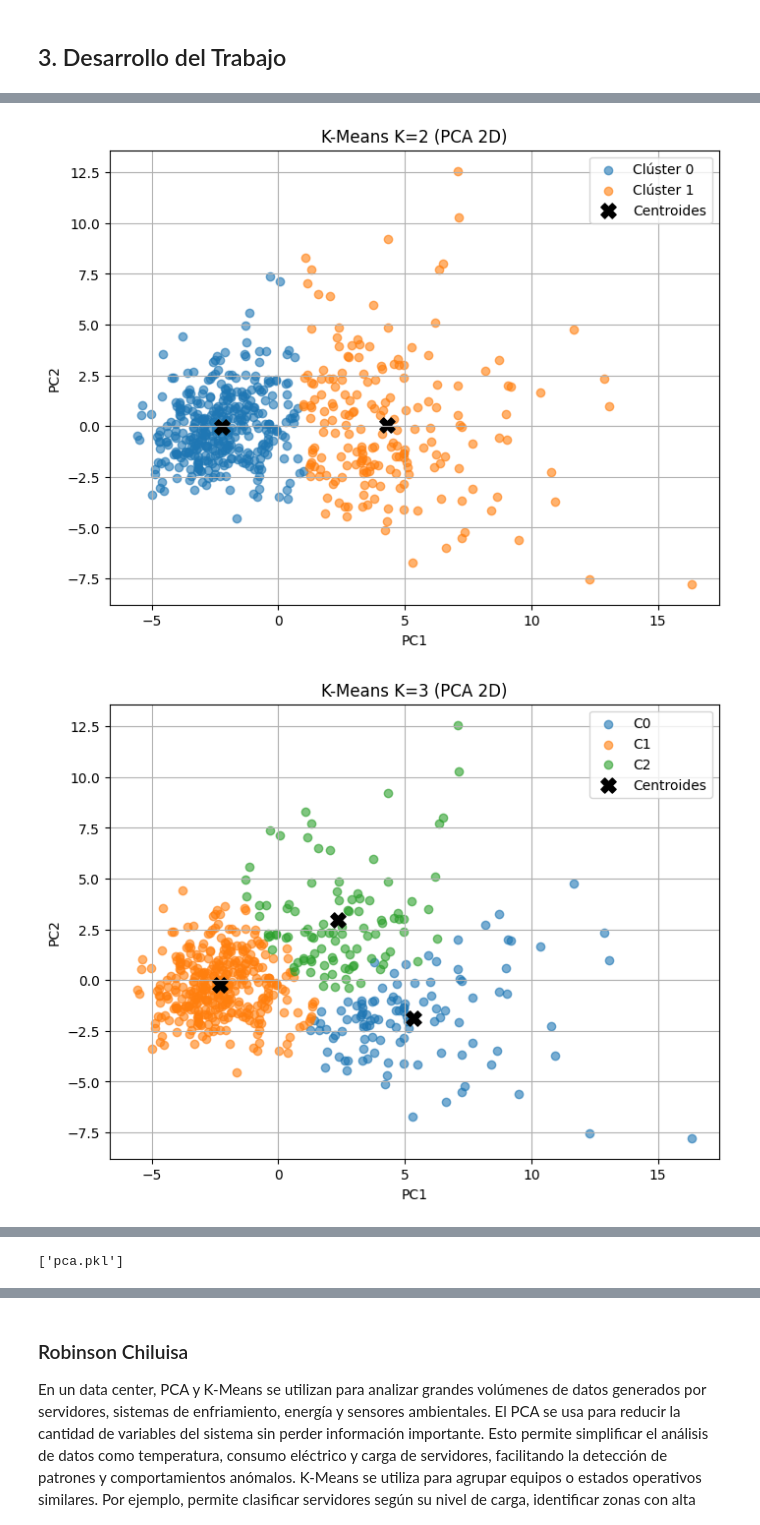
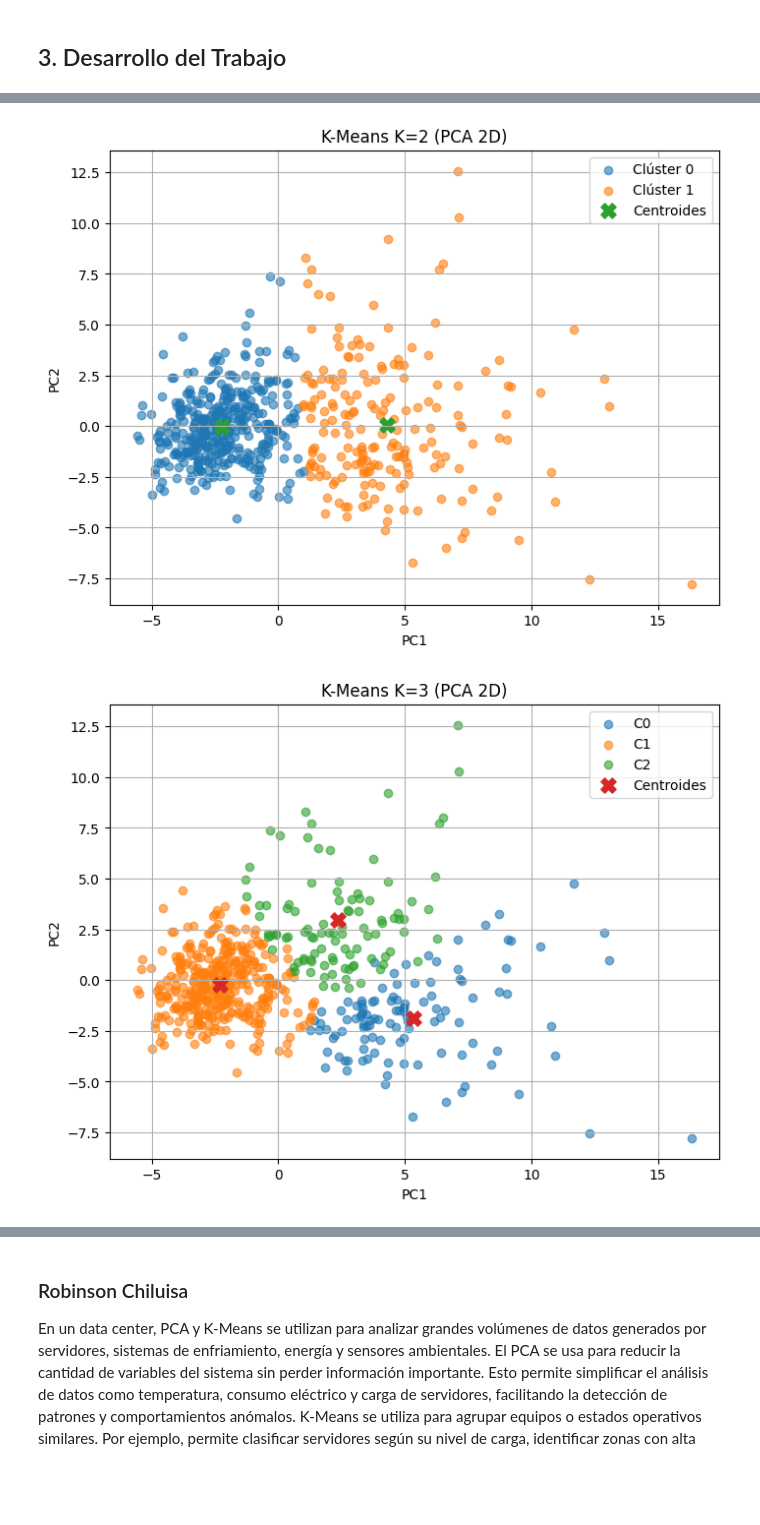
Before and after one commit to robinchiluisa-ops/APRENDIZAJE-ESTADISTICO-W3-GRUPO-4, a Jupyter notebook: TAREACANCERSEMANA31.ipynb, the cells around one changed output, grey strips where cells are left out. Cells and saved outputs as stored; diff of their text form; code cells hidden in the pictures; blank space fills up the shorter version.

```diff
--- a/TAREACANCERSEMANA31.ipynb
+++ b/TAREACANCERSEMANA31.ipynb
@@ -430,7 +430,7 @@ from sklearn.metrics import (
 # =========================================
 data = load_breast_cancer()
 X = data.data
-y = data.target  # (0 = maligno, 1 = benigno)
+y = data.target  # 0 = maligno, 1 = benigno
 
 # =========================================
 # 2. ESCALADO
@@ -447,18 +447,20 @@ X_pca = pca.fit_transform(X_scaled)
 # =========================================
 # 4. FUNCIÓN DE EVALUACIÓN
 # =========================================
-def evaluar_modelo(X, labels, nombre="K"):
+def evaluar_modelo(X, modelo, labels, nombre="K"):
     print(f"\n MÉTRICAS PARA {nombre}")
 
     sil = silhouette_score(X, labels)
     cal = calinski_harabasz_score(X, labels)
     dav = davies_bouldin_score(X, labels)
+    iner = modelo.inertia_
 
     print(f"Silhouette Score: {sil:.4f}")
     print(f"Calinski-Harabasz: {cal:.2f}")
     print(f"Davies-Bouldin: {dav:.4f}")
+    print(f"Inercia: {iner:.2f}")
 
-    return sil, cal, dav
+    return sil, cal, dav, iner
 
 # =========================================
 # 5. K-MEANS K=2
@@ -466,7 +468,7 @@ def evaluar_modelo(X, labels, nombre="K"):
 k2 = KMeans(n_clusters=2, init="k-means++", random_state=42, n_init=10)
 labels2 = k2.fit_predict(X_scaled)
 
-sil2, cal2, dav2 = evaluar_modelo(X_scaled, labels2, "K=2")
+sil2, cal2, dav2, iner2 = evaluar_modelo(X_scaled, k2, labels2, "K=2")
 
 # =========================================
 # 6. K-MEANS K=3
@@ -474,7 +476,7 @@ sil2, cal2, dav2 = evaluar_modelo(X_scaled, labels2, "K=2")
 k3 = KMeans(n_clusters=3, init="k-means++", random_state=42, n_init=10)
 labels3 = k3.fit_predict(X_scaled)
 
-sil3, cal3, dav3 = evaluar_modelo(X_scaled, labels3, "K=3")
+sil3, cal3, dav3, iner3 = evaluar_modelo(X_scaled, k3, labels3, "K=3")
 
 # =========================================
 # 7. VISUALIZACIÓN EN PCA (K=2)
@@ -490,7 +492,7 @@ plt.scatter(X_pca[labels2 == 1, 0], X_pca[labels2 == 1, 1],
             label="Clúster 1", alpha=0.6)
 
 plt.scatter(centroides2[:,0], centroides2[:,1],
-            c="black", marker="X", s=120, label="Centroides")
+            marker="X", s=120, label="Centroides")
 
 plt.title("K-Means K=2 (PCA 2D)")
 plt.xlabel("PC1")
@@ -511,7 +513,7 @@ plt.scatter(X_pca[labels3 == 1, 0], X_pca[labels3 == 1, 1], label="C1", alpha=0.
 plt.scatter(X_pca[labels3 == 2, 0], X_pca[labels3 == 2, 1], label="C2", alpha=0.6)
 
 plt.scatter(centroides3[:,0], centroides3[:,1],
-            c="black", marker="X", s=120, label="Centroides")
+            marker="X", s=120, label="Centroides")
 
 plt.title("K-Means K=3 (PCA 2D)")
 plt.xlabel("PC1")
@@ -526,31 +528,17 @@ plt.show()
 print("\n COMPARACIÓN FINAL")
 
 print("\nK=2")
-print(f"Silhouette: {sil2:.4f}, CH: {cal2:.2f}, DB: {dav2:.4f}")
+print(f"Silhouette: {sil2:.4f}, CH: {cal2:.2f}, DB: {dav2:.4f}, Inercia: {iner2:.2f}")
 
 print("\nK=3")
-print(f"Silhouette: {sil3:.4f}, CH: {cal3:.2f}, DB: {dav3:.4f}")
+print(f"Silhouette: {sil3:.4f}, CH: {cal3:.2f}, DB: {dav3:.4f}, Inercia: {iner3:.2f}")
 
 # =========================================
-# 10. (OPCIONAL) RELACIÓN CON CLASE REAL
+# 10. RELACIÓN CON CLASE REAL (REFERENCIA)
 # =========================================
-print("\n Relación con clases reales (solo referencia)")
-print("0 = maligno, 1 = benigno")
-
-print("\nDistribución real vs K=2:")
-print("Real:")
-print(np.bincount(y))
-
-print("Clusters K=2:")
-print(np.bincount(labels2))
-
-# =========================================
-# 11. GUARDAR MODELOS
-# =========================================
-joblib.dump(k2, "kmeans_k2.pkl")
-joblib.dump(k3, "kmeans_k3.pkl")
-joblib.dump(scaler, "scaler.pkl")
-joblib.dump(pca, "pca.pkl")
+print("\n Relación con clases reales")
+print("Real:", np.bincount(y))
+print("Clusters K=2:", np.bincount(labels2))
 # %% [output]
  MÉTRICAS PARA K=2
 Silhouette Score: 0.3434
@@ -564,5 +554,5 @@ Davies-Bouldin: 1.5294
-[figure, old version]
+[figure, new version]
-[figure, old version]
+[figure, new version]
  COMPARACIÓN FINAL
 
 K=2
@@ -582,4 +567,3 @@ Clusters K=2:
-['pca.pkl']
 # %% [markdown]
 ## 4. Analisis de Resultados – K-Means en Cancer de Mama (K=2 vs K=3)
 
```
Also changed, not shown: parts of 10 cells of this notebook.
